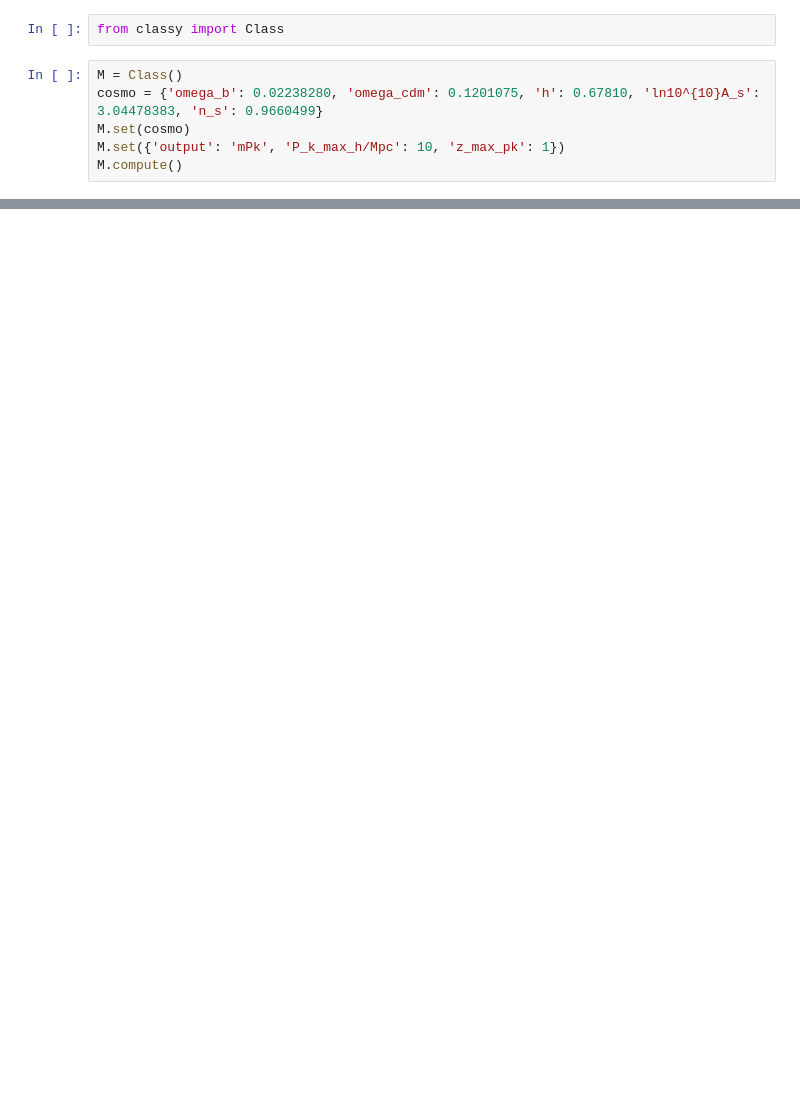
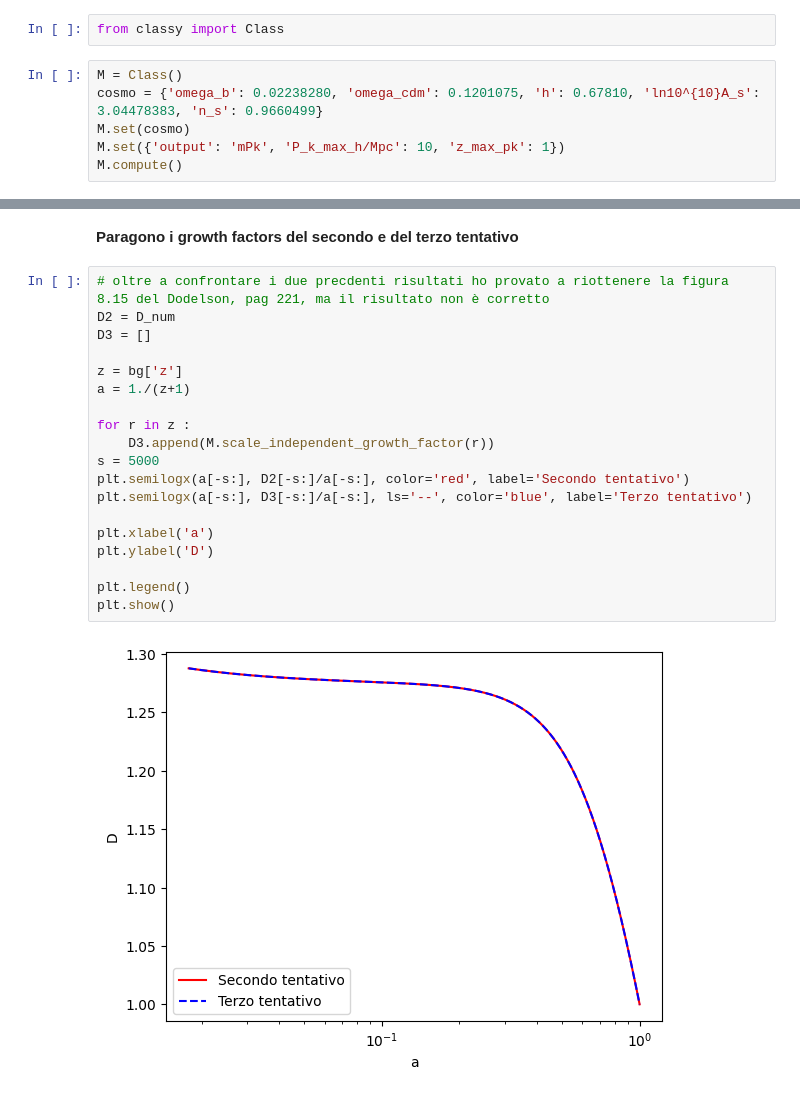
Before and after one commit to ste-cartu/Bachelor-Thesis, a Jupyter notebook: growth.ipynb, the cells around one changed output, grey strips where cells are left out. Drawn from its saved outputs; the diff is of its cells as text; blank space fills up the shorter version.

```diff
--- a/growth.ipynb
+++ b/growth.ipynb
@@ -109,0 +153,23 @@ plt.draw()
+# %% [markdown]
+**Paragono i growth factors del secondo e del terzo tentativo**
+# %%
+# oltre a confrontare i due precdenti risultati ho provato a riottenere la figura 8.15 del Dodelson, pag 221, ma il risultato non è corretto
+D2 = D_num
+D3 = []
+
+z = bg['z']
+a = 1./(z+1)
+
+for r in z :
+    D3.append(M.scale_independent_growth_factor(r))
+s = 5000
+plt.semilogx(a[-s:], D2[-s:]/a[-s:], color='red', label='Secondo tentativo')
+plt.semilogx(a[-s:], D3[-s:]/a[-s:], ls='--', color='blue', label='Terzo tentativo')
+
+plt.xlabel('a')
+plt.ylabel('D')
+
+plt.legend()
+plt.show()
+# %% [output]
+[figure, added]
```
Also changed, not shown: parts of 14 cells of this notebook, 3 other files.
